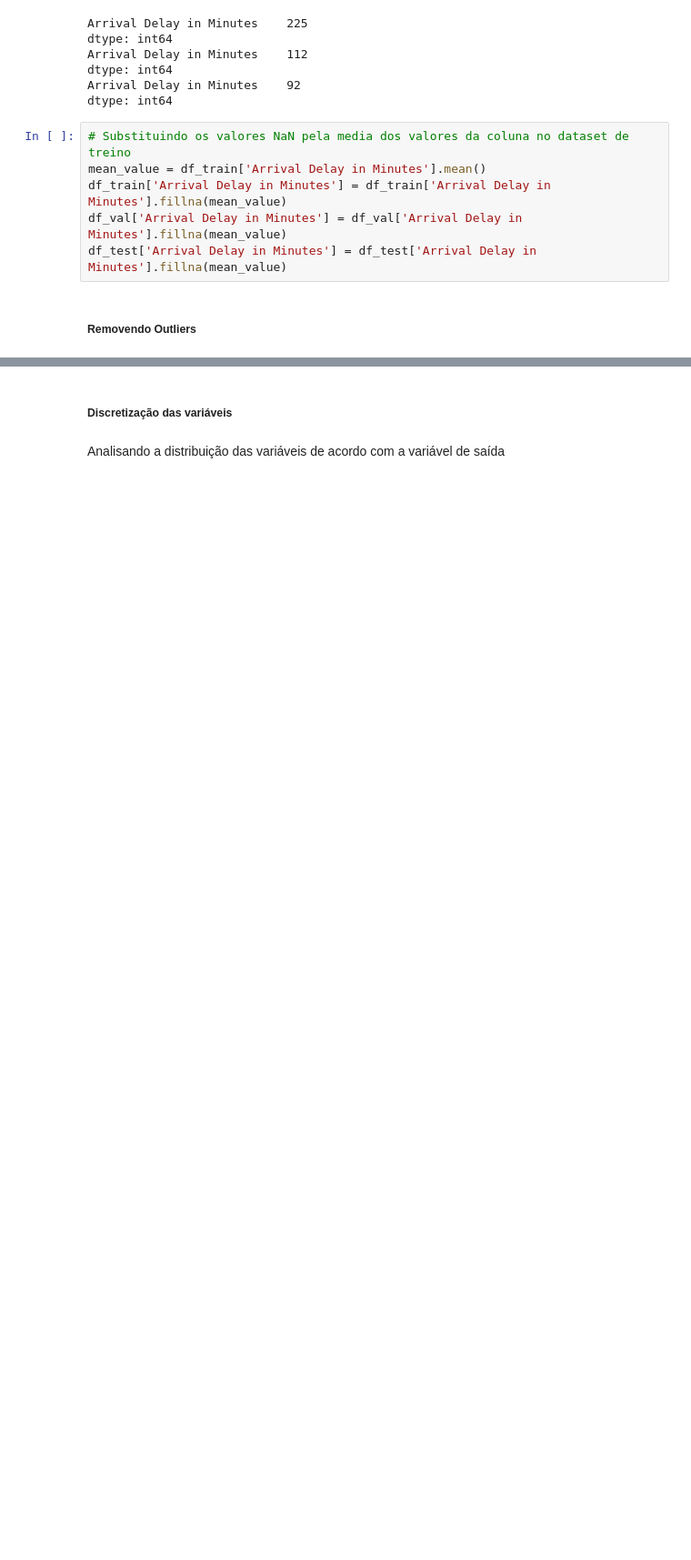
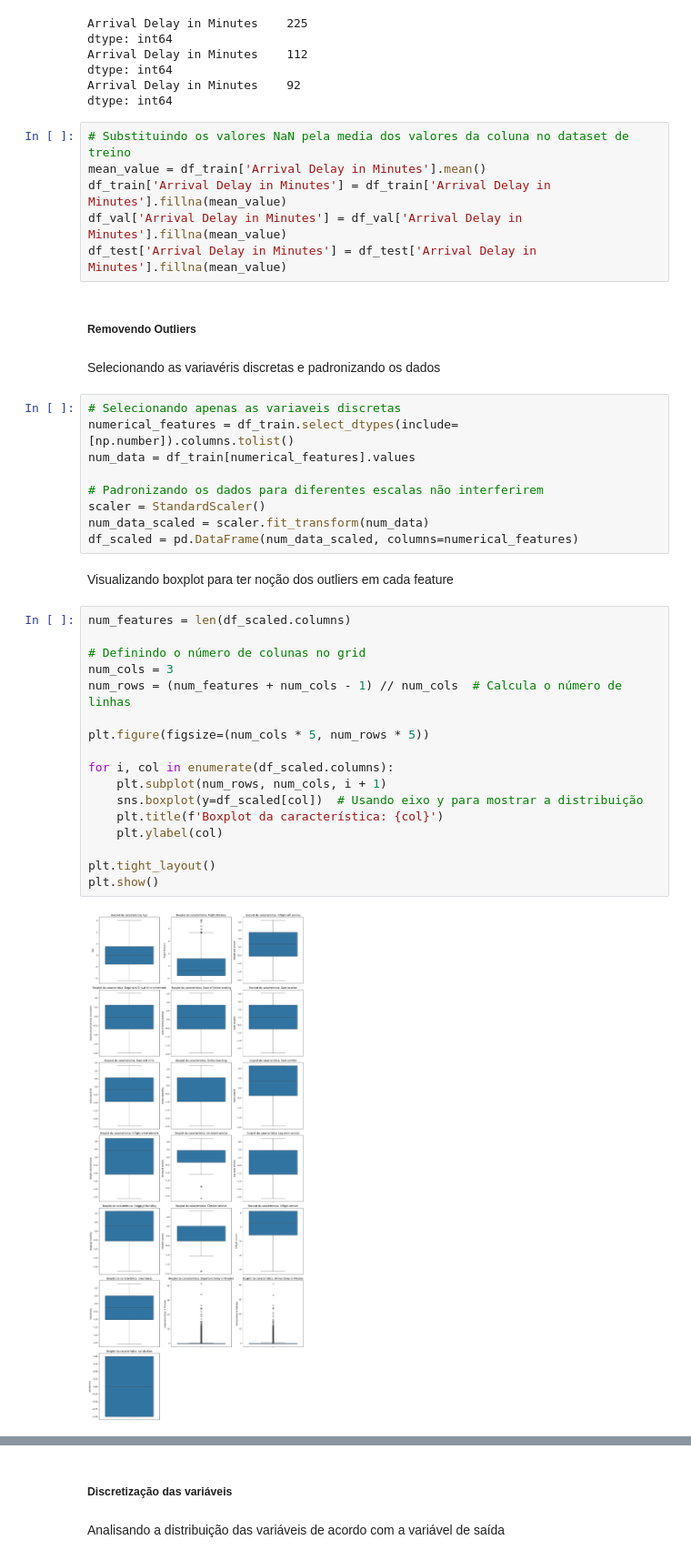
Before and after one commit to GuilhermeMaciel75/RN-Airline-Passenger-Satisfaction, a Jupyter notebook: src/data_treatment.ipynb, the cells around one changed output, grey strips where cells are left out. Shown: that part at 91% size. Cells and saved outputs as stored; diff of their text form; blank space fills up the shorter version.

```diff
--- a/src/data_treatment.ipynb
+++ b/src/data_treatment.ipynb
@@ -51,3 +56,35 @@ df_val['Arrival Delay in Minutes'] = df_val['Arrival Delay in Minutes'].fillna(m
 df_test['Arrival Delay in Minutes'] = df_test['Arrival Delay in Minutes'].fillna(mean_value)
 # %% [markdown]
 ##### Removendo Outliers
+# %% [markdown]
+Selecionando as variavéris discretas e padronizando os dados
+# %%
+# Selecionando apenas as variaveis discretas
+numerical_features = df_train.select_dtypes(include=[np.number]).columns.tolist()
+num_data = df_train[numerical_features].values
+
+# Padronizando os dados para diferentes escalas não interferirem
+scaler = StandardScaler()
+num_data_scaled = scaler.fit_transform(num_data)
+df_scaled = pd.DataFrame(num_data_scaled, columns=numerical_features)
+# %% [markdown]
+Visualizando boxplot para ter noção dos outliers em cada feature
+# %%
+num_features = len(df_scaled.columns)
+
+# Definindo o número de colunas no grid
+num_cols = 3
+num_rows = (num_features + num_cols - 1) // num_cols  # Calcula o número de linhas
+
+plt.figure(figsize=(num_cols * 5, num_rows * 5))
+
+for i, col in enumerate(df_scaled.columns):
+    plt.subplot(num_rows, num_cols, i + 1)
+    sns.boxplot(y=df_scaled[col])  # Usando eixo y para mostrar a distribuição
+    plt.title(f'Boxplot da característica: {col}')
+    plt.ylabel(col)
+
+plt.tight_layout()
+plt.show()
+# %% [output]
+[figure, added]
```
Also changed, not shown: parts of 16 cells of this notebook.
